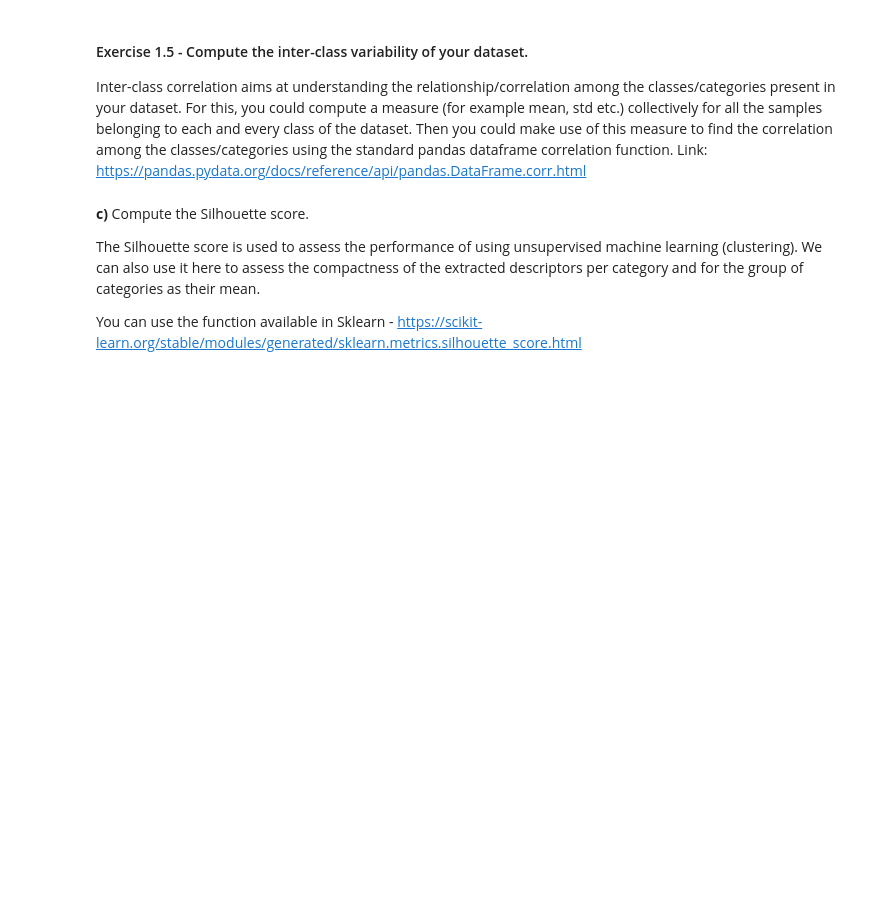
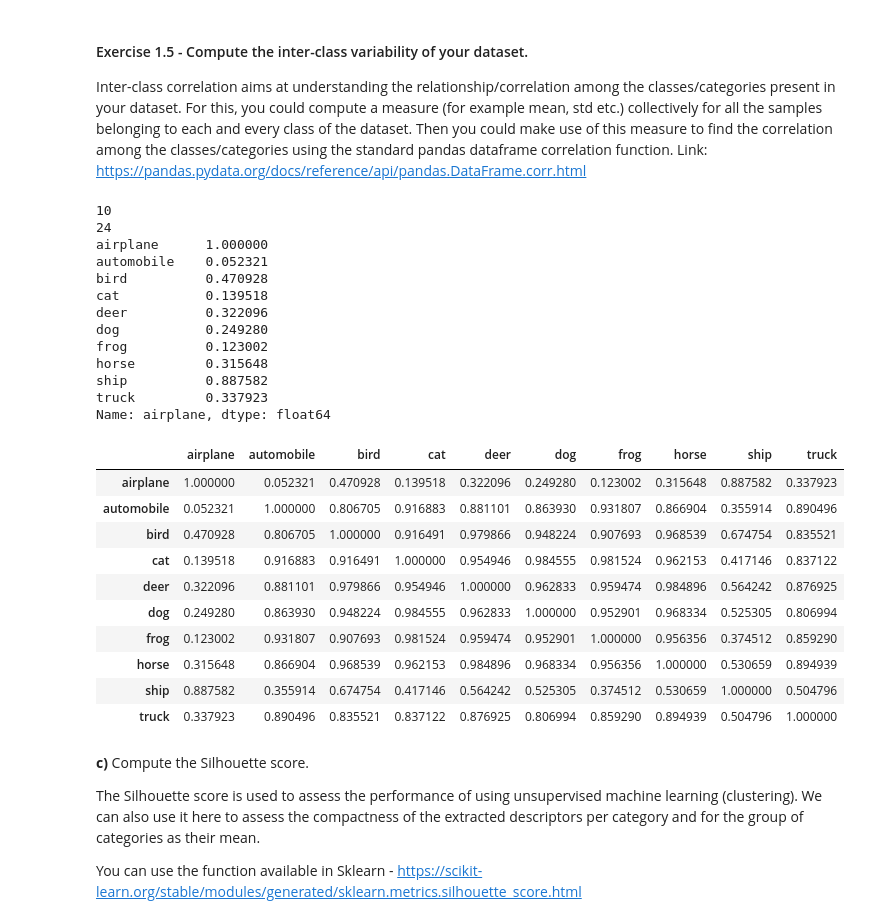
Before and after one commit to darkroasted/DS_CV_assignments, a Jupyter notebook: CV_assignents/Assignment 1 - Understanding a dataset.ipynb, the cells around one changed output. Saved outputs shown, nothing was run; the diff lists cells and outputs as text; code cells hidden in the pictures; blank space fills up the shorter version.

```diff
--- a/CV_assignents/Assignment 1 - Understanding a dataset.ipynb
+++ b/CV_assignents/Assignment 1 - Understanding a dataset.ipynb
@@ -197,7 +218,64 @@ Feature vector size: 24
 
 Inter-class correlation aims at understanding the relationship/correlation among the classes/categories present in your dataset. For this, you could compute a measure (for example mean, std etc.) collectively for all the samples belonging to each and every class of the dataset. Then you could make use of this measure to find the correlation among the classes/categories using the standard pandas dataframe correlation function. Link: https://pandas.pydata.org/docs/reference/api/pandas.DataFrame.corr.html
 # %%
+import pandas as pd
+from sklearn.metrics import silhouette_score
+
 # Ex.1.5 your code here
+labels_enum = np.array(dataset.targets)
+
+# Compute statistics per class
+means = []
+stdevs = []
+for i in range(len(classes)):
+    # select the descriptors
+    class_descriptors = rgb_descriptors[labels_enum == i]
+    # print(class_descriptors)
+
+    # calc statistics
+    mean = class_descriptors.mean(axis=0)
+    stdev = class_descriptors.std(axis=0)
+
+    # add them to the list
+    means.append(mean)
+    stdevs.append(stdev)
+
+# Means => Array of 10 (one for each class)
+#           |=>  each entry -> array of 24 (for each bin (8 bins*3 channels))
+print(len(means))
+print(len(means[0]))
+
+# Create a 10 (classes) X 24 (means) dataframe with means for all bins for each class
+df_means = pd.DataFrame(means, index=classes)
+
+corr_classes = df_means.T.corr()
+print(corr_classes.loc["airplane"])
+corr_classes
+# %% [output]
+10
+24
+airplane      1.000000
+automobile    0.052321
+bird          0.470928
+cat           0.139518
+deer          0.322096
+dog           0.249280
+frog          0.123002
+horse         0.315648
+ship          0.887582
+truck         0.337923
+Name: airplane, dtype: float64
+|  | airplane | automobile | bird | cat | deer | dog | frog | horse | ship | truck |
+| airplane | 1.000000 | 0.052321 | 0.470928 | 0.139518 | 0.322096 | 0.249280 | 0.123002 | 0.315648 | 0.887582 | 0.337923 |
+| automobile | 0.052321 | 1.000000 | 0.806705 | 0.916883 | 0.881101 | 0.863930 | 0.931807 | 0.866904 | 0.355914 | 0.890496 |
+| bird | 0.470928 | 0.806705 | 1.000000 | 0.916491 | 0.979866 | 0.948224 | 0.907693 | 0.968539 | 0.674754 | 0.835521 |
+| cat | 0.139518 | 0.916883 | 0.916491 | 1.000000 | 0.954946 | 0.984555 | 0.981524 | 0.962153 | 0.417146 | 0.837122 |
+| deer | 0.322096 | 0.881101 | 0.979866 | 0.954946 | 1.000000 | 0.962833 | 0.959474 | 0.984896 | 0.564242 | 0.876925 |
+| dog | 0.249280 | 0.863930 | 0.948224 | 0.984555 | 0.962833 | 1.000000 | 0.952901 | 0.968334 | 0.525305 | 0.806994 |
+| frog | 0.123002 | 0.931807 | 0.907693 | 0.981524 | 0.959474 | 0.952901 | 1.000000 | 0.956356 | 0.374512 | 0.859290 |
+| horse | 0.315648 | 0.866904 | 0.968539 | 0.962153 | 0.984896 | 0.968334 | 0.956356 | 1.000000 | 0.530659 | 0.894939 |
+| ship | 0.887582 | 0.355914 | 0.674754 | 0.417146 | 0.564242 | 0.525305 | 0.374512 | 0.530659 | 1.000000 | 0.504796 |
+| truck | 0.337923 | 0.890496 | 0.835521 | 0.837122 | 0.876925 | 0.806994 | 0.859290 | 0.894939 | 0.504796 | 1.000000 |
 # %% [markdown]
 **c)** Compute the Silhouette score.
 
```
Also changed, not shown: parts of 8 cells of this notebook.
